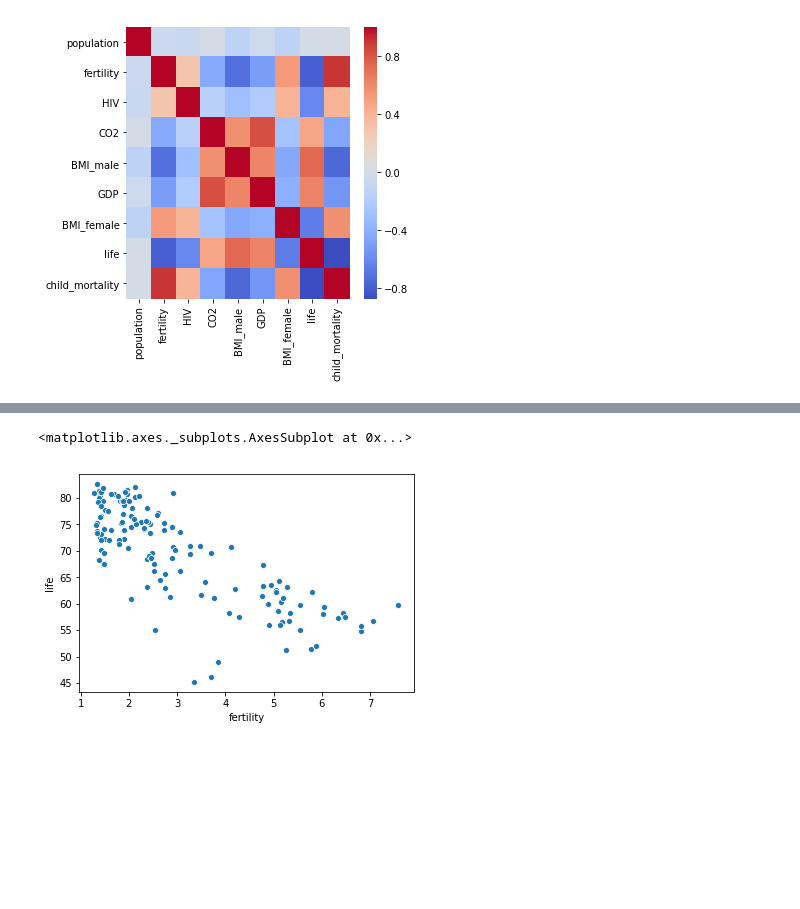
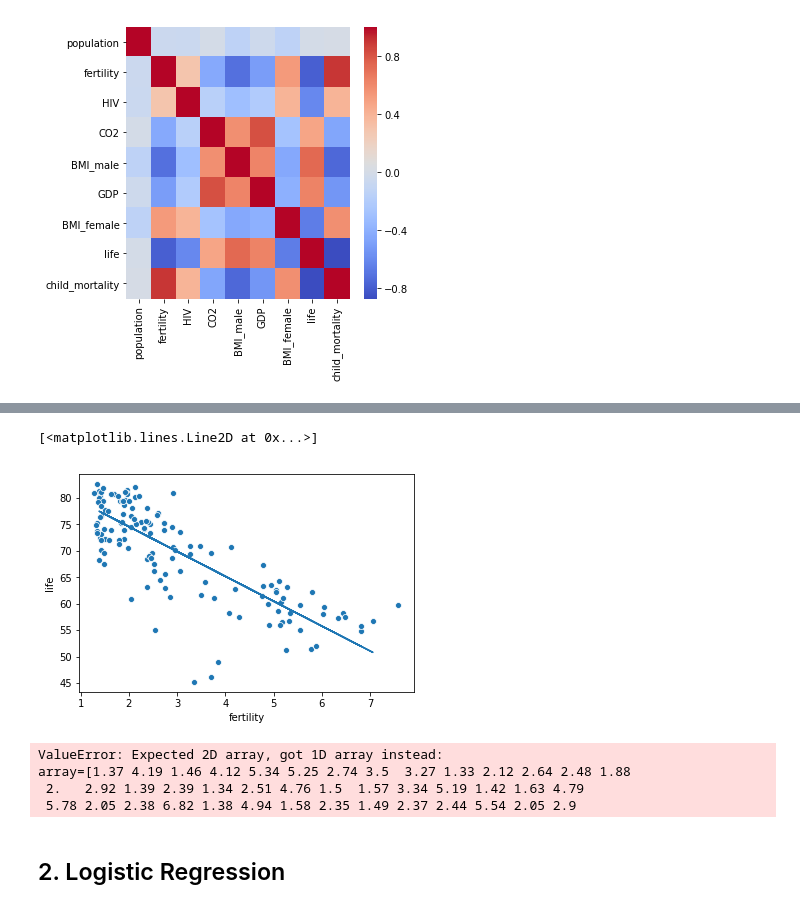
Before and after one commit to dunck/3803ict-bda, a Jupyter notebook: week04/journal.ipynb, the cells around one changed output, grey strips where cells are left out. Saved outputs shown, nothing was run; the diff lists cells and outputs as text; code cells hidden in the pictures; blank space fills up the shorter version.

```diff
--- a/week04/journal.ipynb
+++ b/week04/journal.ipynb
@@ -201,5 +173,0 @@ Warnings:
-# %%
-sns.scatterplot(data=gapminder, x="fertility", y="life")
-# %% [output]
-<matplotlib.axes._subplots.AxesSubplot at 0x...>
-[figure, removed]
@@ -205,0 +176,29 @@ sns.scatterplot(data=gapminder, x="fertility", y="life")
+# %%
+gm_x = gapminder["fertility"]
+gm_y = gapminder["life"]
+gm_x_train, gm_x_test, gm_y_train, gm_y_test = train_test_split(gm_x.values.reshape(-1, 1),
+                                                                gm_y.values.reshape(-1, 1),
+                                                                test_size = 0.2,
+                                                                random_state=51)
+
+regr = linear_model.LinearRegression()
+regr.fit(gm_x_train, gm_y_train)
+gm_y_pred = regr.predict(gm_x_test)
+
+sns.scatterplot(data=gapminder, x="fertility", y="life")
+plt.plot(gm_x_test, gm_y_pred)
+# %% [output]
+[<matplotlib.lines.Line2D at 0x...>]
+[figure, added]
+# %%
+from sklearn.model_selection import cross_val_score
+
+lasso = linear_model.Lasso()
+cross_val_score(lasso, gm_x, gm_y, cv=3)
+# %% [output]
+ValueError: Expected 2D array, got 1D array instead:
+array=[1.37 4.19 1.46 4.12 5.34 5.25 2.74 3.5  3.27 1.33 2.12 2.64 2.48 1.88
+ 2.   2.92 1.39 2.39 1.34 2.51 4.76 1.5  1.57 3.34 5.19 1.42 1.63 4.79
+ 5.78 2.05 2.38 6.82 1.38 4.94 1.58 2.35 1.49 2.37 2.44 5.54 2.05 2.9
+# %% [markdown]
+## 2. Logistic Regression
```
Also changed, not shown: parts of 12 cells of this notebook.
